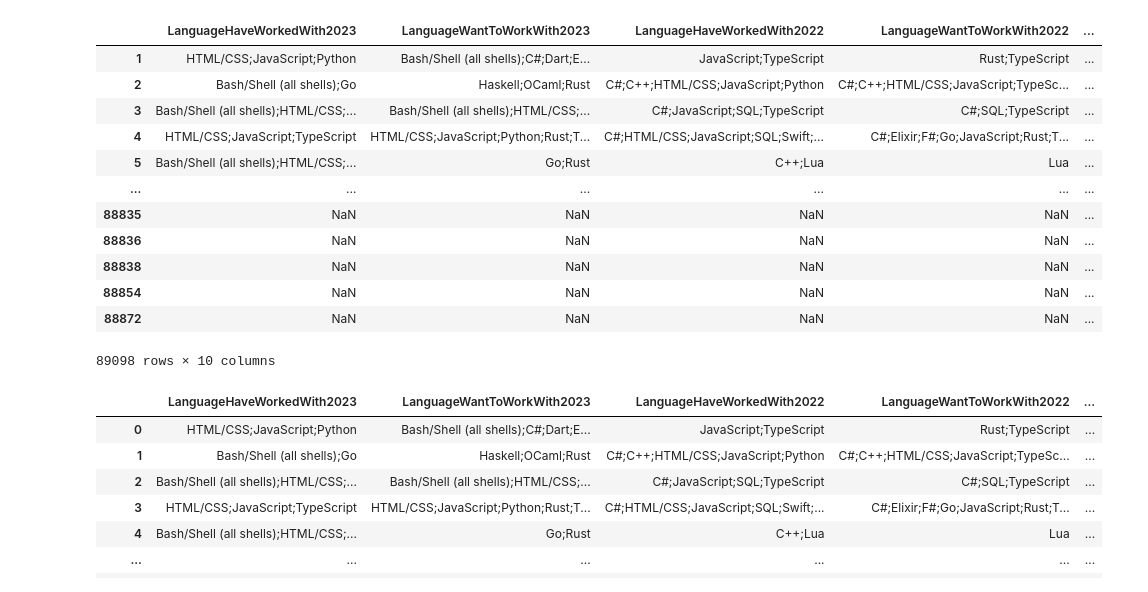
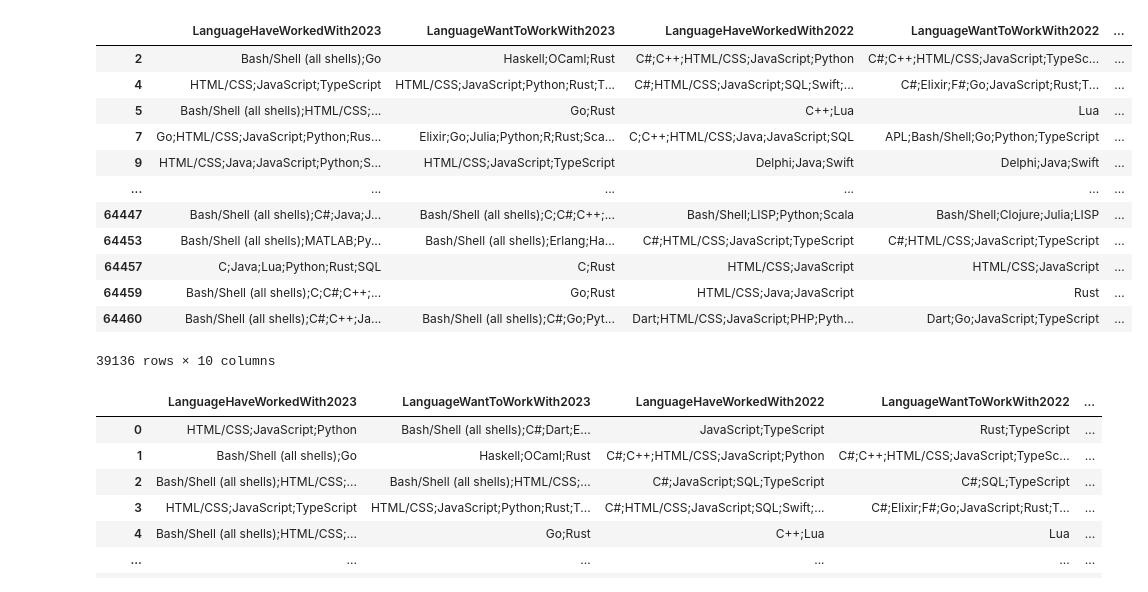
Before and after one commit to lLeonerde/Stackoverflow-survey, a Jupyter notebook: compact.ipynb, the cells around one changed output. Saved outputs shown, nothing was run; the diff lists cells and outputs as text; code cells hidden in the pictures.

```diff
--- a/compact.ipynb
+++ b/compact.ipynb
@@ -19,19 +19,20 @@ df2020.rename(columns={'LanguageWorkedWith': 'LanguageHaveWorkedWith2020','Langu
 df2019.rename(columns={'LanguageWorkedWith': 'LanguageHaveWorkedWith2019','LanguageDesireNextYear': 'LanguageWantToWorkWith2019'},inplace=True)
 # %%
 df = pd.concat([df2023,df2022,df2021,df2020,df2019],axis=1)
+df = df.dropna()
 df
 # %% [output]
 |  | LanguageHaveWorkedWith2023 | LanguageWantToWorkWith2023 | LanguageHaveWorkedWith2022 | LanguageWantToWorkWith2022 | ... |
-| 1 | HTML/CSS;JavaScript;Python | Bash/Shell (all shells);C#;Dart;E... | JavaScript;TypeScript | Rust;TypeScript | ... |
 | 2 | Bash/Shell (all shells);Go | Haskell;OCaml;Rust | C#;C++;HTML/CSS;JavaScript;Python | C#;C++;HTML/CSS;JavaScript;TypeSc... | ... |
-| 3 | Bash/Shell (all shells);HTML/CSS;... | Bash/Shell (all shells);HTML/CSS;... | C#;JavaScript;SQL;TypeScript | C#;SQL;TypeScript | ... |
 | 4 | HTML/CSS;JavaScript;TypeScript | HTML/CSS;JavaScript;Python;Rust;T... | C#;HTML/CSS;JavaScript;SQL;Swift;... | C#;Elixir;F#;Go;JavaScript;Rust;T... | ... |
 | 5 | Bash/Shell (all shells);HTML/CSS;... | Go;Rust | C++;Lua | Lua | ... |
+| 7 | Go;HTML/CSS;JavaScript;Python;Rus... | Elixir;Go;Julia;Python;R;Rust;Sca... | C;C++;HTML/CSS;Java;JavaScript;SQL | APL;Bash/Shell;Go;Python;TypeScript | ... |
+| 9 | HTML/CSS;Java;JavaScript;Python;S... | HTML/CSS;JavaScript;TypeScript | Delphi;Java;Swift | Delphi;Java;Swift | ... |
 | ... | ... | ... | ... | ... | ... |
-| 88835 | NaN | NaN | NaN | NaN | ... |
-| 88836 | NaN | NaN | NaN | NaN | ... |
-| 88838 | NaN | NaN | NaN | NaN | ... |
-| 88854 | NaN | NaN | NaN | NaN | ... |
-| 88872 | NaN | NaN | NaN | NaN | ... |
+| 64447 | Bash/Shell (all shells);C#;Java;J... | Bash/Shell (all shells);C;C#;C++;... | Bash/Shell;LISP;Python;Scala | Bash/Shell;Clojure;Julia;LISP | ... |
+| 64453 | Bash/Shell (all shells);MATLAB;Py... | Bash/Shell (all shells);Erlang;Ha... | C#;HTML/CSS;JavaScript;TypeScript | C#;HTML/CSS;JavaScript;TypeScript | ... |
+| 64457 | C;Java;Lua;Python;Rust;SQL | C;Rust | HTML/CSS;JavaScript | HTML/CSS;JavaScript | ... |
+| 64459 | Bash/Shell (all shells);C;C#;C++;... | Go;Rust | HTML/CSS;Java;JavaScript | Rust | ... |
+| 64460 | Bash/Shell (all shells);C#;C++;Ja... | Bash/Shell (all shells);C#;Go;Pyt... | Dart;HTML/CSS;JavaScript;PHP;Pyth... | Dart;Go;JavaScript;TypeScript | ... |
-89098 rows × 10 columns
+39136 rows × 10 columns
 # %%
```
Also changed, not shown: parts of 1 cell of this notebook, 2 other files.
